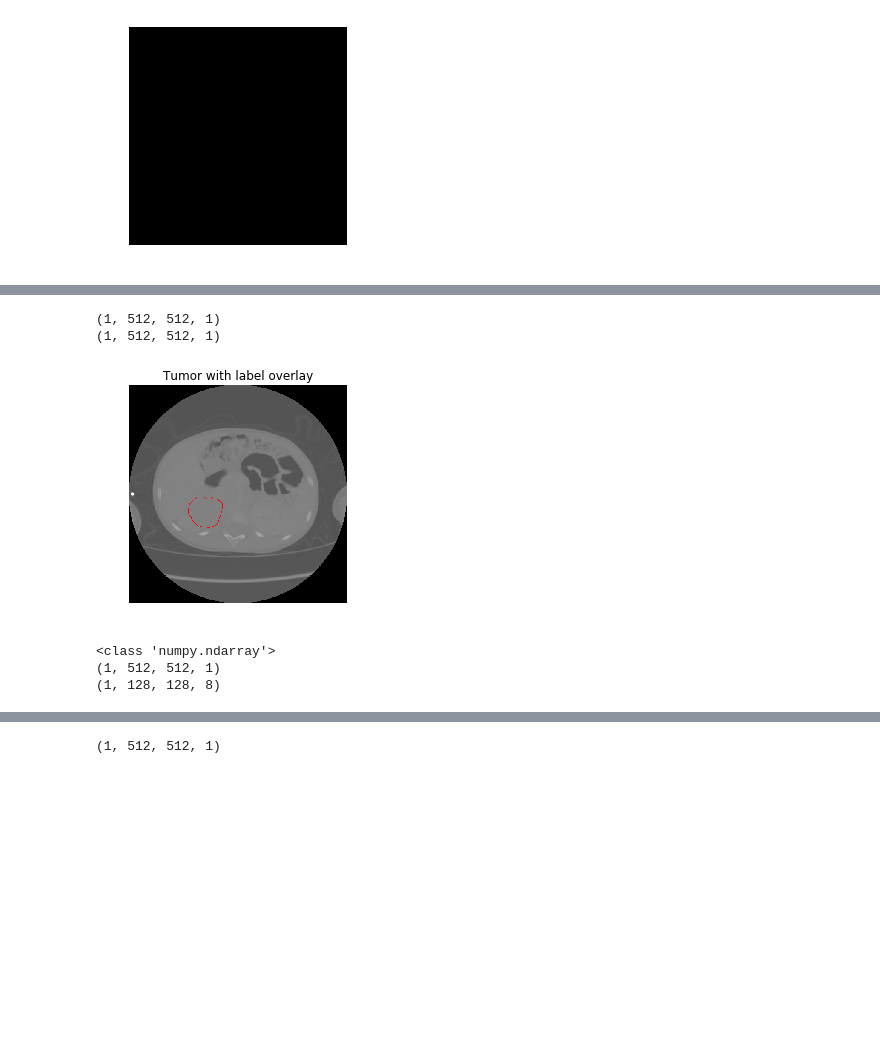
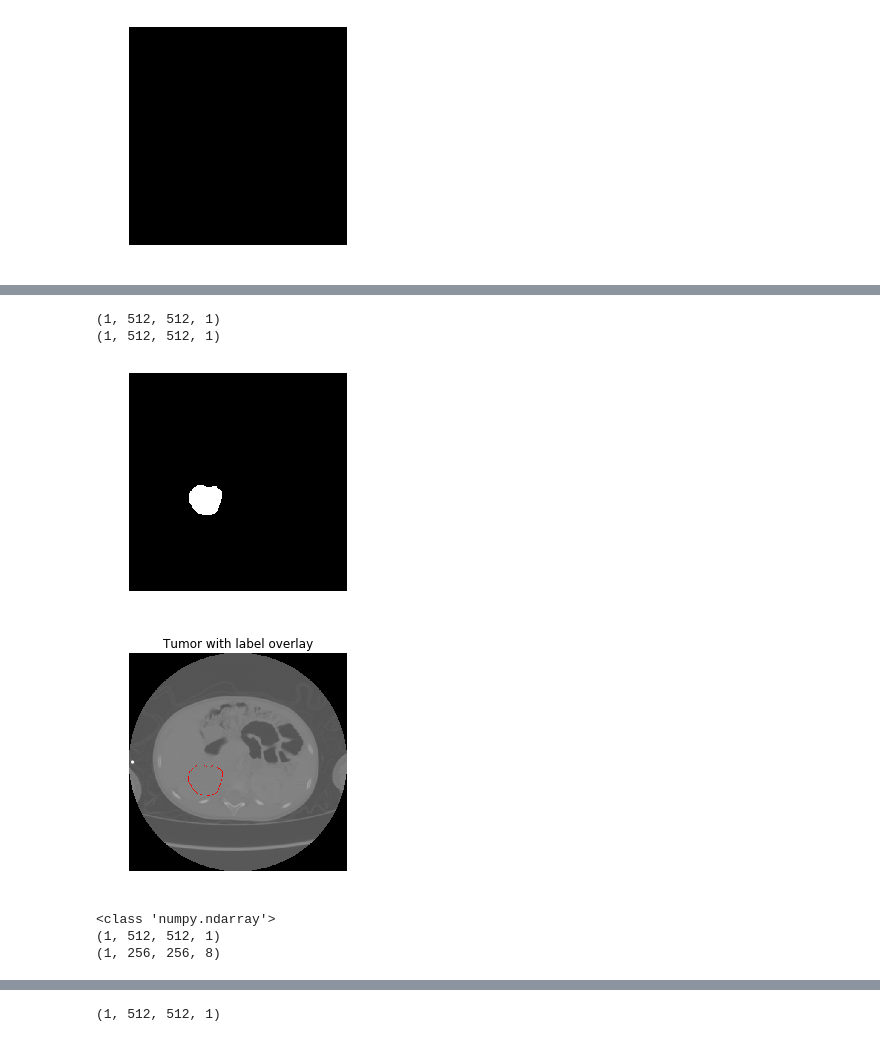
Before and after one commit to bpang97/dl_tutorial, a Jupyter notebook: code/neuroblastoma_test.ipynb, the cells around one changed output, grey strips where cells are left out. Saved outputs shown, nothing was run; the diff lists cells and outputs as text; code cells hidden in the pictures; blank space fills up the shorter version.

```diff
--- a/code/neuroblastoma_test.ipynb
+++ b/code/neuroblastoma_test.ipynb
@@ -33,17 +37,18 @@ print(labeldata.shape)
 # %%
-lbl = labeldata[[132],...]
-img = image[[132],...]
+lbl = labeldata[[132],...] #takes one slice of the 265
+img = image[[132],...] #takes one slice of the 265
 
 print(img.shape)
 print(lbl.shape)
 
 # imshow(img)
-# imshow(lbl)
+imshow(lbl)
 imshow(dat=img, lbl=lbl, title='Tumor with label overlay')
 # %% [output]
 (1, 512, 512, 1)
 (1, 512, 512, 1)
-[figure, old version]
+[figure, new version]
+[figure, added]
 # %%
 import tensorflow as tf
 
@@ -54,15 +59,9 @@ print(img.shape)
 
 X = tf.placeholder(tf.float32, [None, 512, 512, 1])
 
-# errors because it expects X to be 4-d
 conv = tf.layers.conv2d(X, filters=8, kernel_size=(3, 3), padding='same')
-
-# The input images in the variable `dat` are matrices of shape `1 x 240 x 240 x 4`.
-# should we reshape our data to be 4D as well? ie to become something like 1 x 512 x 512 x 1
-
-
 relu = tf.nn.relu(conv)
-pool = tf.layers.max_pooling2d(relu, pool_size=(2, 2), strides=(4, 4))
+pool = tf.layers.max_pooling2d(relu, pool_size=(2, 2), strides=(2, 2))
 
 config = tf.ConfigProto()
 config.gpu_options.allow_growth = True
@@ -78,7 +77,7 @@ print(output.shape)
 # %% [output]
 <class 'numpy.ndarray'>
 (1, 512, 512, 1)
-(1, 128, 128, 8)
+(1, 256, 256, 8)
 # %%
 imshow(output[..., 0], title='First feature map')
 # %% [output]
```
Also changed, not shown: parts of 13 cells of this notebook.
